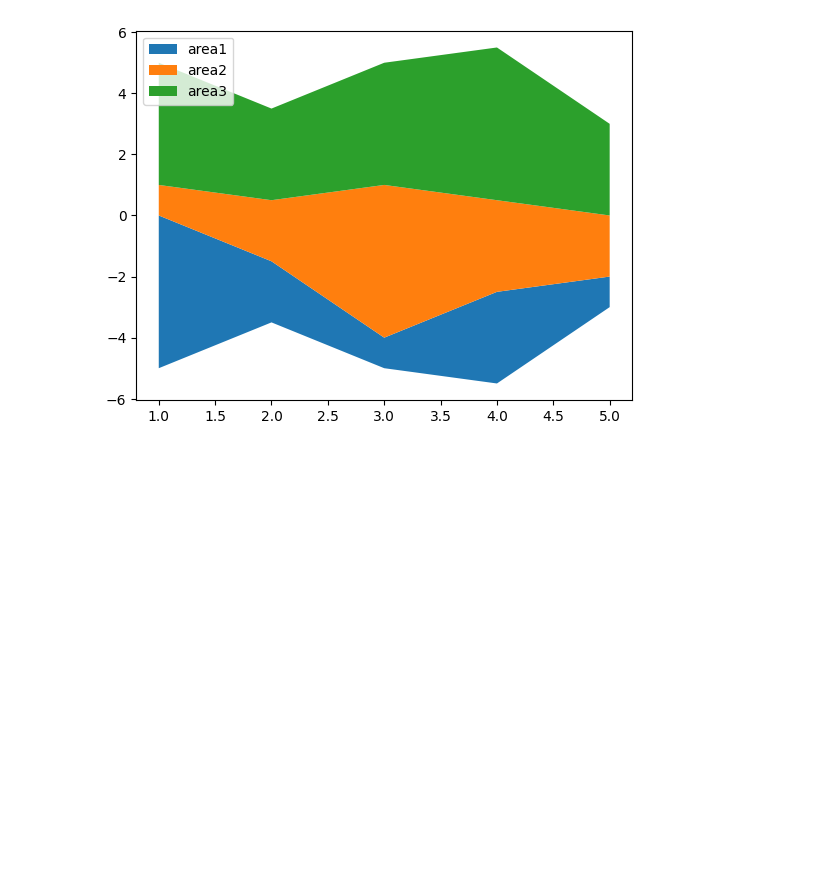
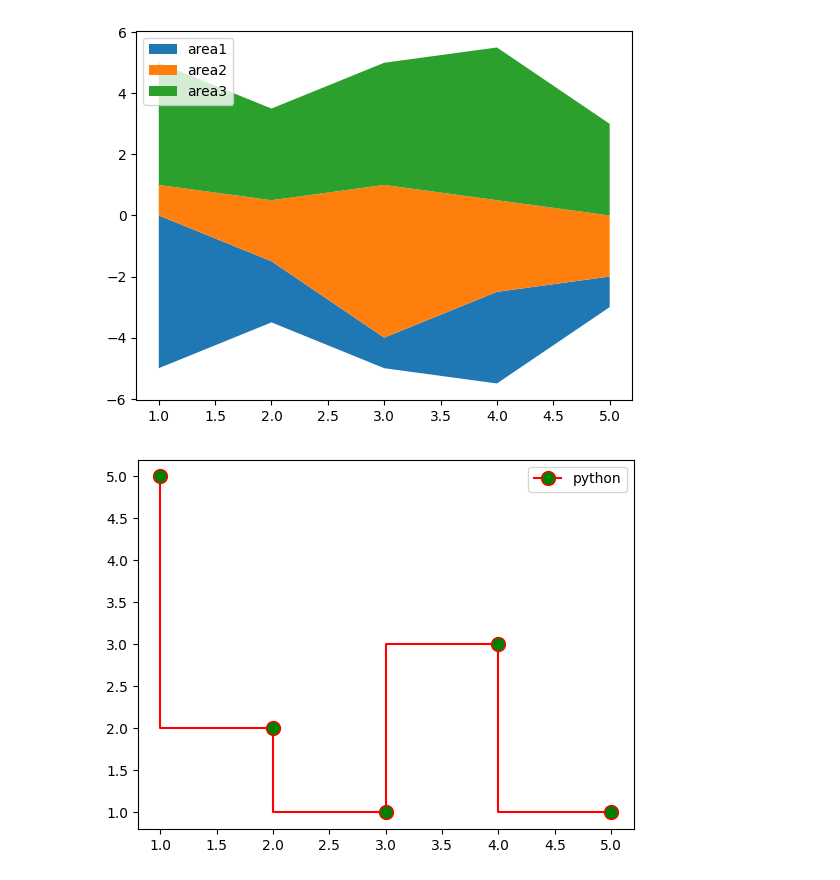
Before and after one commit to tensor110/Python, a Jupyter notebook: Matplotlib/tut6.ipynb, the cells around one changed output. Saved outputs shown, nothing was run; the diff lists cells and outputs as text; code cells hidden in the pictures; blank space fills up the shorter version.

```diff
--- a/Matplotlib/tut6.ipynb
+++ b/Matplotlib/tut6.ipynb
@@ -11,3 +11,12 @@ plt.legend(loc = 2)
 plt.show()
 # %% [output]
 [figure]
+# %%
+# step plot
+x = [1,2,3,4,5]
+y = [5,2,1,3,1]
+plt.step(x,y, color= 'r', marker = 'o', ms = 10, mfc = 'g', label = 'python')
+plt.legend(loc = 1)
+plt.show()
+# %% [output]
+[figure, added]
```
Also changed, not shown: parts of 1 cell of this notebook, 4 other files.
